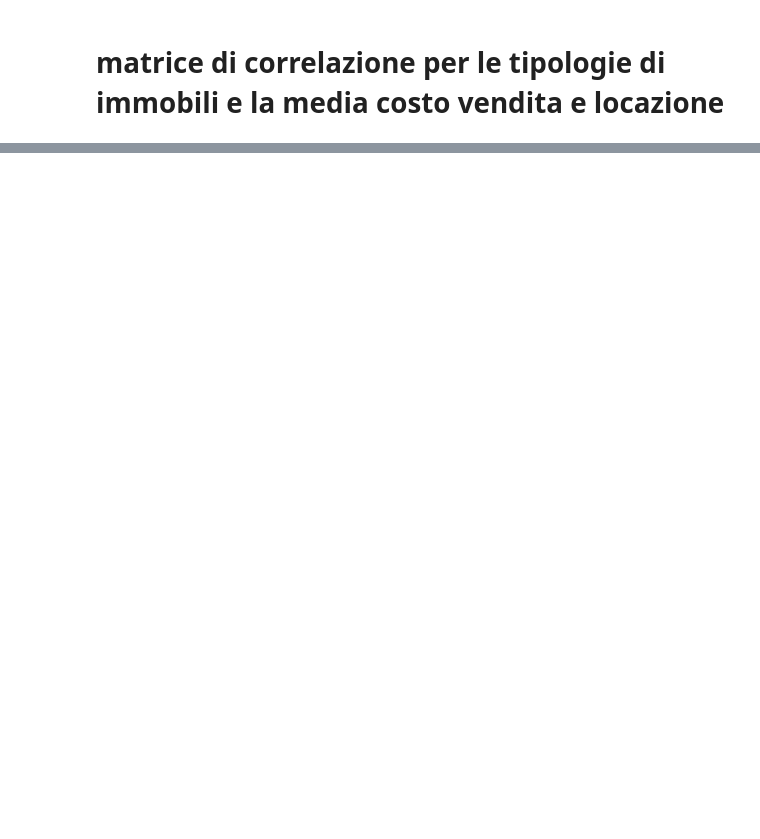
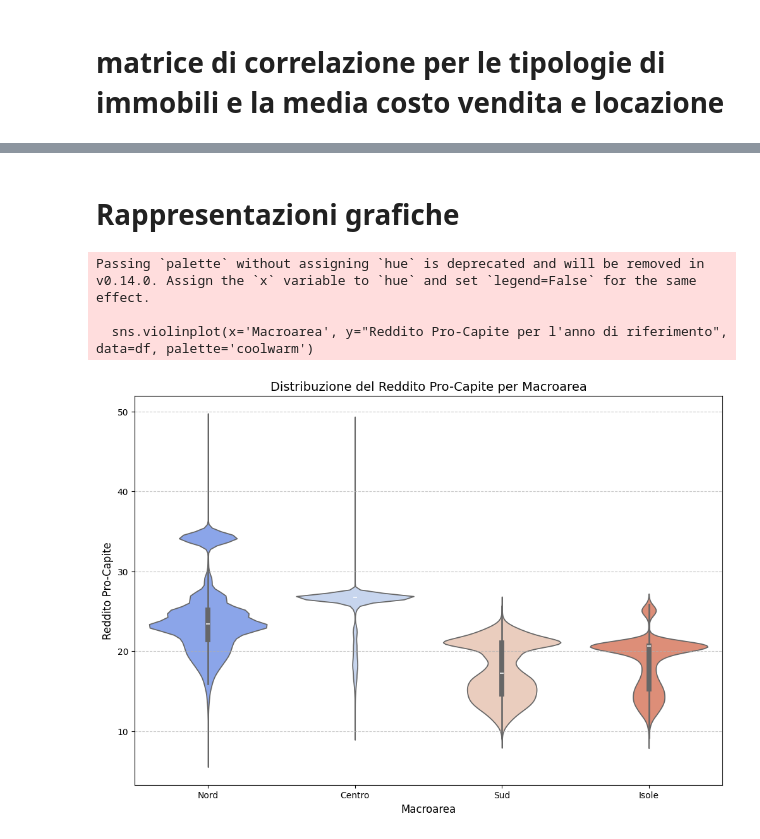
Before and after one commit to leonardoguida/real_estate_predictive_model, a Jupyter notebook: prova.ipynb, the cells around one changed output, grey strips where cells are left out. Drawn from its saved outputs; the diff is of its cells as text; code cells hidden in the pictures; blank space fills up the shorter version.

```diff
--- a/prova.ipynb
+++ b/prova.ipynb
@@ -97,0 +101,25 @@ plt.show()
+# %%
+# Definire la suddivisione delle regioni
+regioni_nord = ['Piemonte', "Valle d'Aosta", 'Lombardia', 'Trentino-Alto Adige', 'Veneto', 'Friuli-Venezia Giulia', 'Liguria', 'Emilia-Romagna']
+regioni_centro = ['Toscana', 'Umbria', 'Marche', 'Lazio']
+regioni_sud = ['Abruzzo', 'Molise', 'Campania', 'Puglia', 'Basilicata', 'Calabria']
+regioni_isole = ['Sicilia', 'Sardegna']
+
+# Funzione per assegnare la macroarea geografica
+def assegna_ripartizione(regione):
+    if regione in regioni_nord:
+        return 'Nord'
+    elif regione in regioni_centro:
+        return 'Centro'
+    elif regione in regioni_sud:
+        return 'Sud'
+    elif regione in regioni_isole:
+        return 'Isole'
+    else:
+        return 'Sconosciuto'
+
+# Applicare la funzione alla colonna 'Regione'
+df['Macroarea'] = df['Regione'].apply(assegna_ripartizione)
+
+# Verifica
+df[['Regione', 'Macroarea']].head()
@@ -97,0 +164,16 @@ plt.show()
+# %% [markdown]
+# Rappresentazioni grafiche
+# %%
+plt.figure(figsize=(12, 8))
+sns.violinplot(x='Macroarea', y="Reddito Pro-Capite per l'anno di riferimento", data=df, palette='coolwarm')
+
+plt.title('Distribuzione del Reddito Pro-Capite per Macroarea', fontsize=14)
+plt.xlabel('Macroarea', fontsize=12)
+plt.ylabel('Reddito Pro-Capite', fontsize=12)
+plt.grid(axis='y', linestyle='--', alpha=0.7)
+plt.show()
+# %% [output]
+Passing `palette` without assigning `hue` is deprecated and will be removed in v0.14.0. Assign the `x` variable to `hue` and set `legend=False` for the same effect.
+
+  sns.violinplot(x='Macroarea', y="Reddito Pro-Capite per l'anno di riferimento", data=df, palette='coolwarm')
+[figure, added]
```
Also changed, not shown: parts of 11 cells of this notebook, 1 other file.
